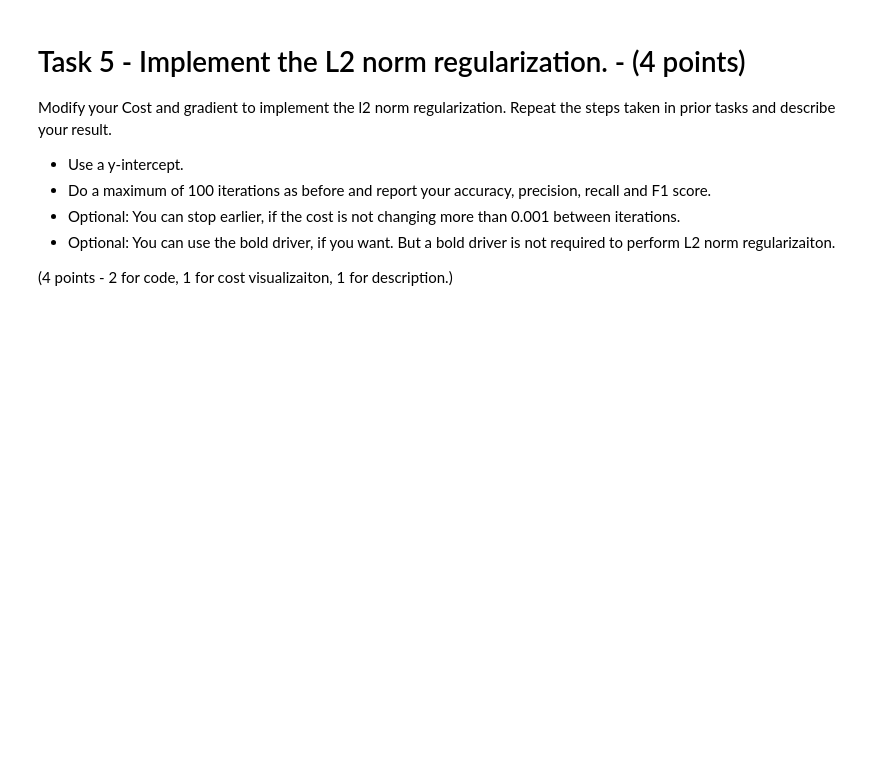
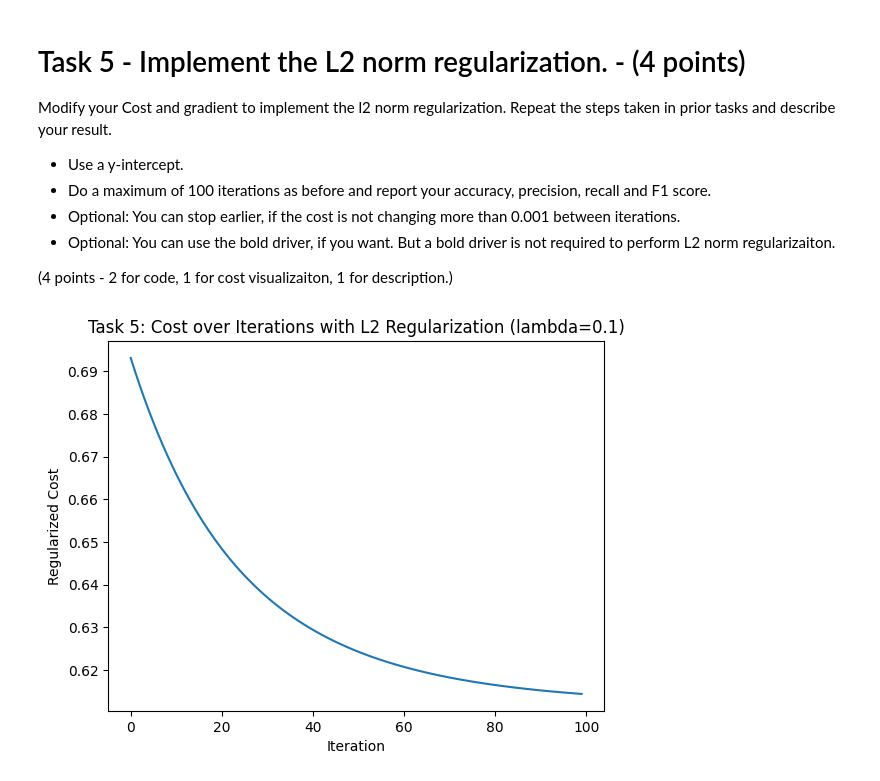
Before and after one commit to eduardo-issa/DataAnalytics_CS329E, a Jupyter notebook: Assignment6/329e_HW06.ipynb, the cells around one changed output. Cells and saved outputs as stored; diff of their text form; code cells hidden in the pictures; blank space fills up the shorter version.

```diff
--- a/Assignment6/329e_HW06.ipynb
+++ b/Assignment6/329e_HW06.ipynb
@@ -307,0 +408,87 @@ Modify your Cost and gradient to implement the l2 norm regularization. Repeat th
+# %%
+# Add your code Here!
+
+# Load data and split
+df = pd.read_csv("Heart.csv")
+X = df[["Age", "Sex", "Chol"]].values.astype(float)
+y = df["Target"].map({"Yes": 1, "No": 0}).values.astype(float)
+
+# Manual split
+idx = np.random.permutation(len(X))
+split = int(0.8 * len(X))
+X_train, X_test = X[idx[:split]], X[idx[split:]]
+y_train, y_test = y[idx[:split]], y[idx[split:]]
+
+mean, std = X_train.mean(axis=0), X_train.std(axis=0)
+X_train = (X_train - mean) / std
+X_test = (X_test - mean) / std
+
+# Add y-intercept
+X_train = np.hstack((np.ones((len(X_train), 1)), X_train))
+X_test = np.hstack((np.ones((len(X_test), 1)), X_test))
+
+# Regularized Cost and gradient Functions
+def sigmoid(z):
+    return 1 / (1 + np.exp(-z))
+
+def cost_function_l2(X, y, weights, l2_param=0.1):
+    m = len(y)
+    p = sigmoid(X.dot(weights))
+    p = np.clip(p, 1e-15, 1 - 1e-15)
+    # Standard cross-entropy cost
+    base_cost = (1.0 / m) * (-y.dot(np.log(p)) - (1 - y).dot(np.log(1 - p)))
+    # L2 penalty (exclude index 0 which corresponds to the intercept)
+    l2_penalty = (l2_param / (2 * m)) * np.sum(weights[1:] ** 2)
+    return base_cost + l2_penalty
+
+def gradient_l2(X, y, weights, l2_param=0.1):
+    m = len(y)
+    p = sigmoid(X.dot(weights))
+    base_grad = (1.0 / m) * (p - y).dot(X)
+    # L2 gradient penalty (0 for intercept, l2_param * w_j  m for feature weights)
+    l2_grad = (l2_param / m) * np.copy(weights)
+    l2_grad = 0.0
+    return base_grad + l2_grad
+
+# Training parameters
+num_iterations = 100
+learning_rate = 0.1
+l2_param = 0.1 # Regularization parameter
+weights = np.zeros(4) # Intercept, Age, Sex, Chol
+
+cost_list = []
+
+for i in range(num_iterations):
+    cost = cost_function_l2(X_train, y_train, weights, l2_param)
+    cost_list.append(cost)
+    grad = gradient_l2(X_train, y_train, weights, l2_param)
+    weights -= learning_rate * grad
+
+# Plot Cost Visualization
+plt.plot(np.arange(num_iterations), cost_list)
+plt.title(f"Task 5: Cost over Iterations with L2 Regularization (lambda={l2_param})")
+plt.xlabel("Iteration")
+plt.ylabel("Regularized Cost")
+plt.show()
+
+# Evaluate Metrics on Test Set
+predictions = (sigmoid(X_test.dot(weights)) >= 0.5).astype(int)
+
+TP = np.sum((predictions == 1) & (y_test == 1))
+TN = np.sum((predictions == 0) & (y_test == 0))
+FP = np.sum((predictions == 1) & (y_test == 0))
+FN = np.sum((predictions == 0) & (y_test == 1))
+
+accuracy = (TP + TN) / len(y_test)
+precision = TP / (TP + FP) if (TP + FP) > 0 else 0.0
+recall = TP / (TP + FN) if (TP + FN) > 0 else 0.0
+f1 = 2 * precision * recall / (precision + recall) if (precision + recall) > 0 else 0.0
+
+print("Final Weights (Intercept, Age, Sex, Chol):", weights)
+print(f"TP: {TP}, TN: {TN}, FP: {FP}, FN: {FN}")
+print(f"Accuracy : {accuracy:.4f}")
+print(f"Precision: {precision:.4f}")
+print(f"Recall : {recall:.4f}")
+print(f"F1 Score : {f1:.4f}")
+# %% [output]
+[figure, added]
```
Also changed, not shown: parts of 11 cells of this notebook.
